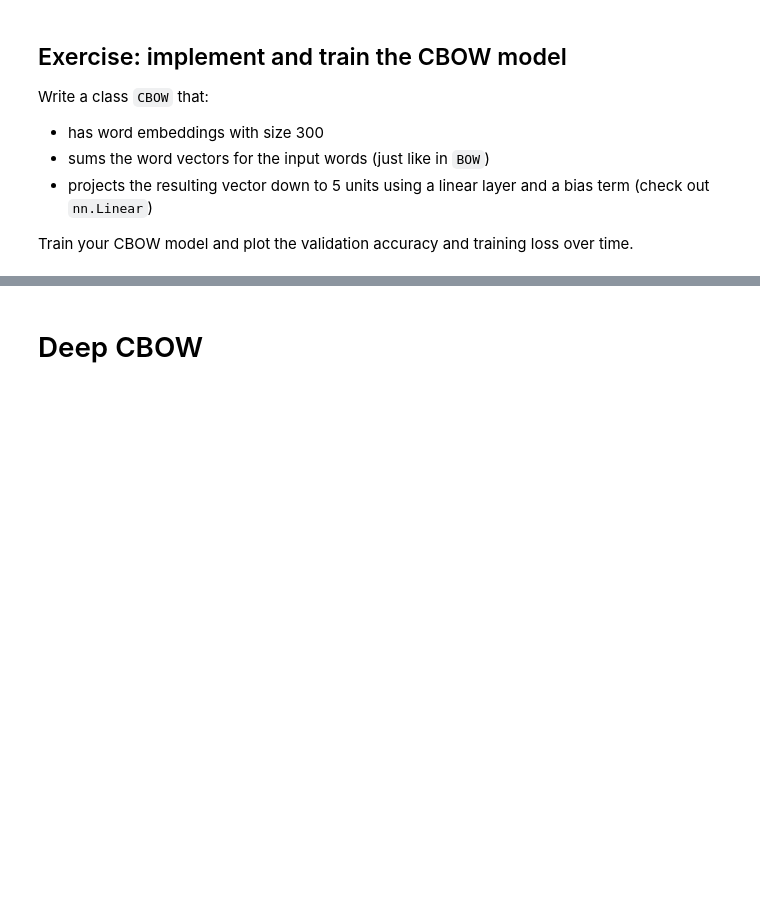
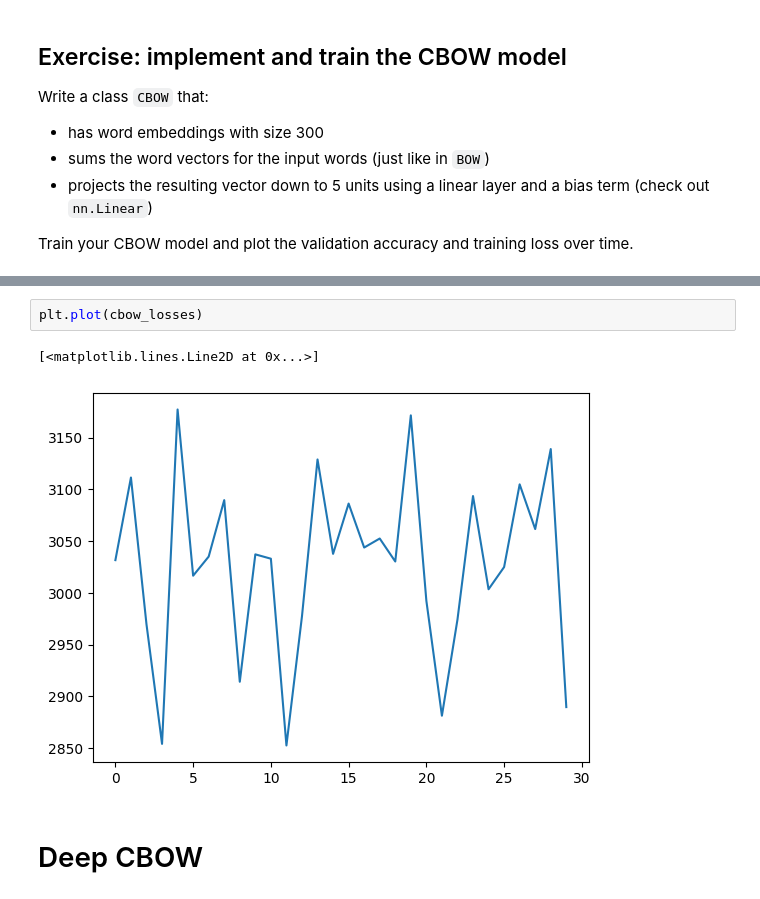
Before and after one commit to thesofakillers/nlp1-labs, a Jupyter notebook: practical2/practical2.ipynb, the cells around one changed output, grey strips where cells are left out. Drawn from its saved outputs; the diff is of its cells as text; blank space fills up the shorter version.

```diff
--- a/practical2/practical2.ipynb
+++ b/practical2/practical2.ipynb
@@ -595,3 +831,8 @@ Train your CBOW model and plot the validation accuracy and training loss over ti
+# %%
+plt.plot(cbow_losses)
+# %% [output]
+[<matplotlib.lines.Line2D at 0x...>]
+[figure, added]
 # %% [markdown]
 # Deep CBOW
 # %% [markdown]
```
Also changed, not shown: parts of 30 cells of this notebook.
